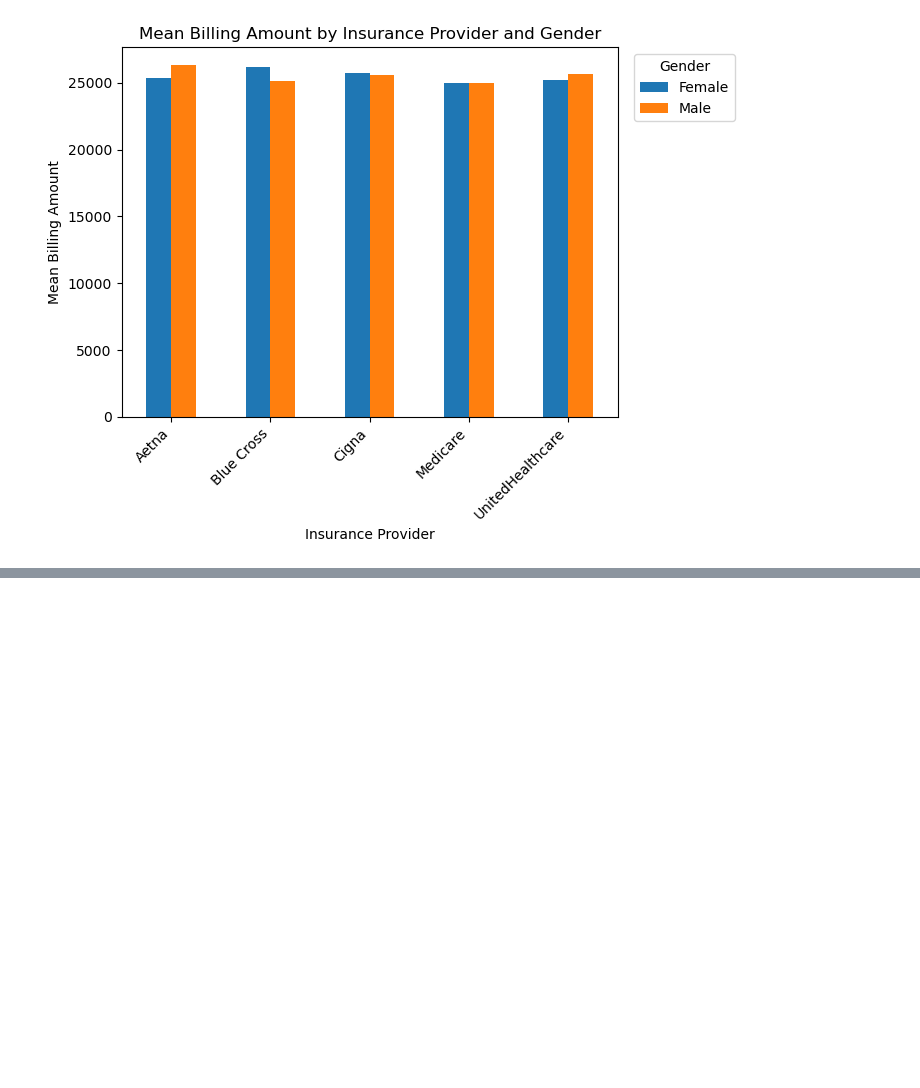
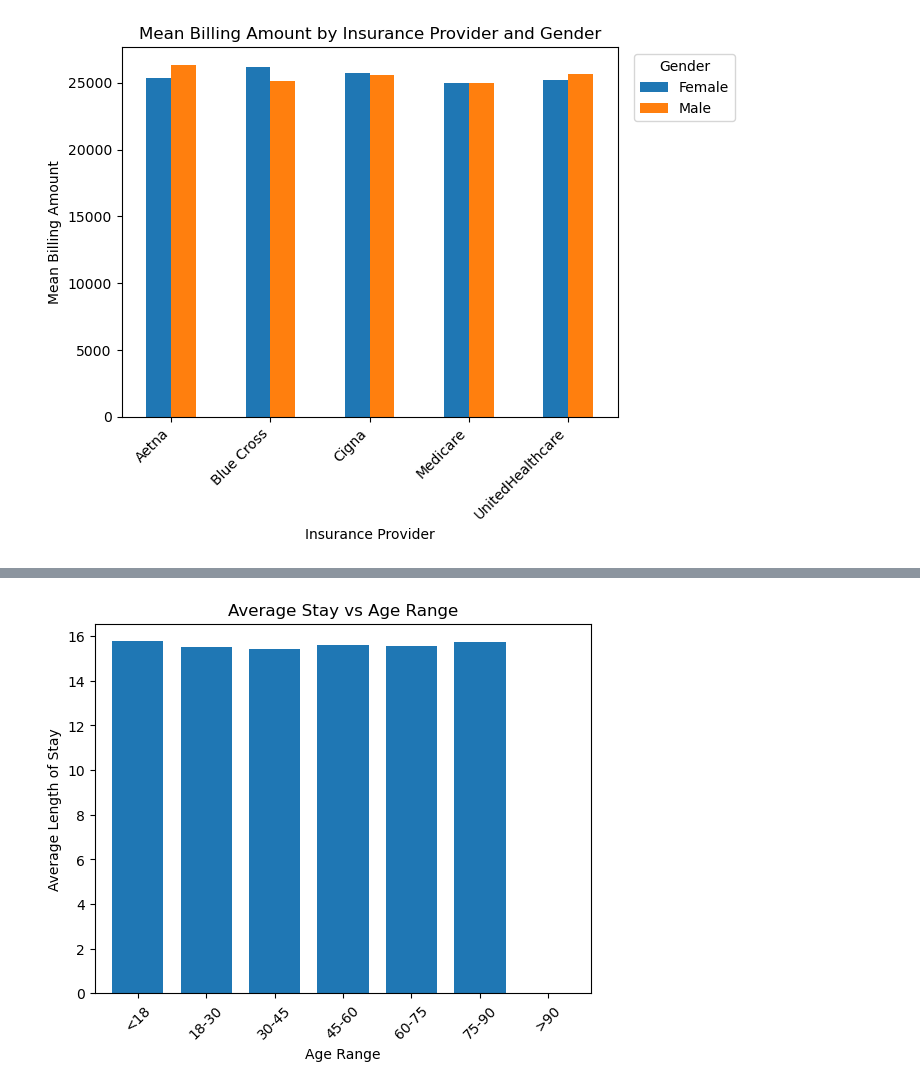
Before and after one commit to Handro4/Bootcamp-Project1, a Jupyter notebook: main.py/Healthcare.ipynb, the cells around one changed output, grey strips where cells are left out. Saved outputs shown, nothing was run; the diff lists cells and outputs as text; code cells hidden in the pictures; blank space fills up the shorter version.

```diff
--- a/main.py/Healthcare.ipynb
+++ b/main.py/Healthcare.ipynb
@@ -171,0 +192,8 @@ billing_stats
+# %%
+# Wanted to look at the length of stay per age to see if we could predict how long people will stay based on their age
+# Start by creating bins for ages since there can be a large variety
+age_bins = [0, 18, 30, 45, 60, 75, 90, 105]
+labels = ["<18", "18-30", "30-45", "45-60", "60-75", "75-90", ">90"]
+# Create by bins and add them to the dataframe
+healthcare_dataset["Age Range"] = pd.cut(healthcare_dataset["Age"], age_bins, labels=labels)
+healthcare_dataset
@@ -171,0 +214,12 @@ billing_stats
+# %%
+# Group the data by age range and calculate the average stay per age range
+age_data = healthcare_dataset.groupby("Age Range")["Length of Stay (days)"].mean()
+# Chart a bar graph to see the results
+bar = age_data.plot(kind="bar", width=.75)
+plt.xticks(rotation=45, ha='center')
+bar.set_xlabel("Age Range")
+bar.set_ylabel("Average Length of Stay")
+bar.set_title("Average Stay vs Age Range")
+plt.show()
+# %% [output]
+[figure, added]
```
Also changed, not shown: parts of 15 cells of this notebook.
